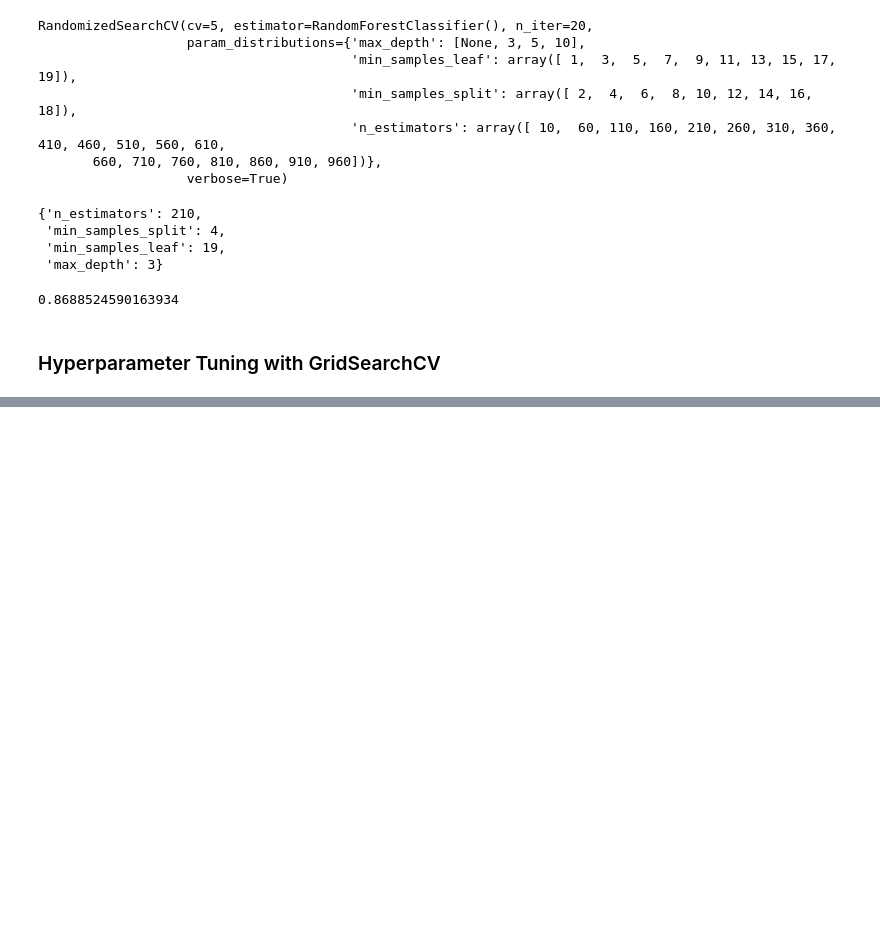
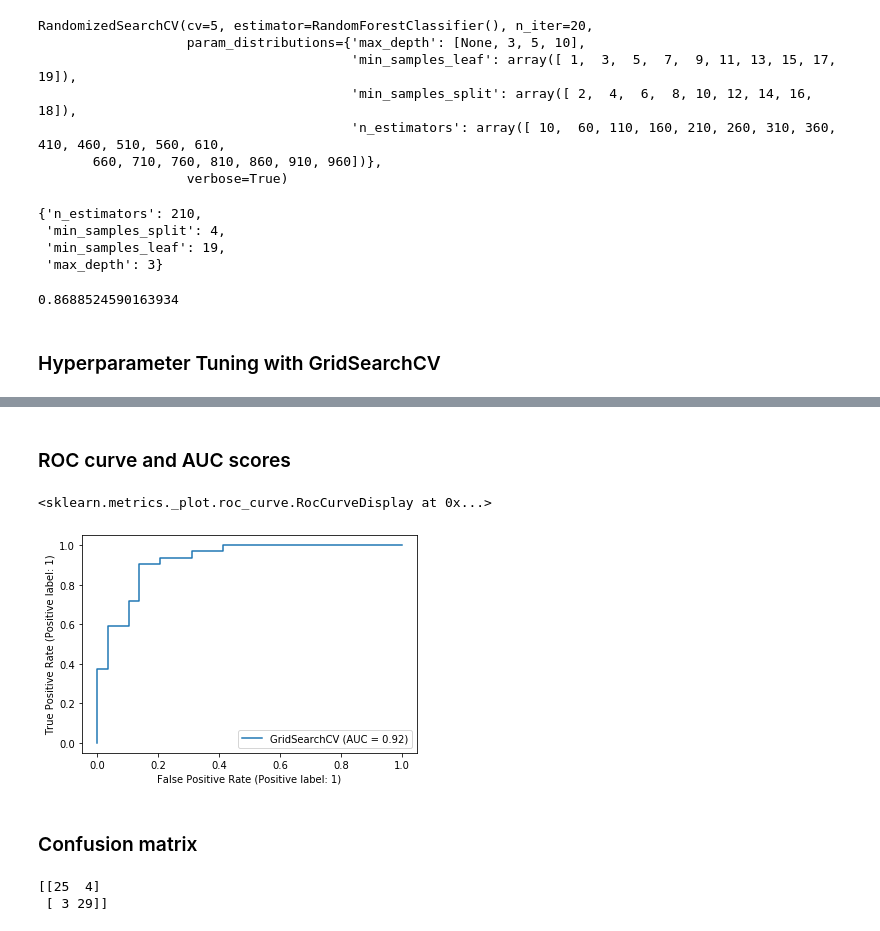
Before and after one commit to rohitgupta20/ML-Projects, a Jupyter notebook: Heart Disease/heart_disease.ipynb, the cells around one changed output, grey strips where cells are left out. Cells and saved outputs as stored; diff of their text form; code cells hidden in the pictures; blank space fills up the shorter version.

Commit message:
adding ROC curve and confusion matrix

```diff
--- a/Heart Disease/heart_disease.ipynb
+++ b/Heart Disease/heart_disease.ipynb
@@ -550,3 +550,16 @@ rs_rf.score(x_test,y_test)
 0.8688524590163934
 # %% [markdown]
 ### Hyperparameter Tuning with GridSearchCV
+# %%
+# Different LogisticRegression Hyperparameters
+log_reg_grid = {"C":np.logspace(-4,4,20),
+               "solver":["liblinear"]}
+
+# Setup grid hyperparameter search for LogisticRegression
+gs_log_reg = GridSearchCV(LogisticRegression(),
+                         param_grid=log_reg_grid,
+                         cv=5,
+                         verbose=True)
+
+# Fit grid hyperparameter search model
+gs_log_reg.fit(x_train,y_train)
@@ -552,0 +612,19 @@ rs_rf.score(x_test,y_test)
+# %% [markdown]
+### ROC curve and AUC scores
+# %%
+# import ROC curve function from metrics module
+from sklearn.metrics import plot_roc_curve
+
+# Plot ROC curve and plot AUC metric
+plot_roc_curve(gs_log_reg,x_test,y_test)
+# %% [output]
+<sklearn.metrics._plot.roc_curve.RocCurveDisplay at 0x...>
+[figure, added]
+# %% [markdown]
+### Confusion matrix
+# %%
+# Display confusion matrix
+print(confusion_matrix(y_test,y_preds))
+# %% [output]
+[[25  4]
+ [ 3 29]]
```
Also changed, not shown: parts of 8 cells of this notebook.
